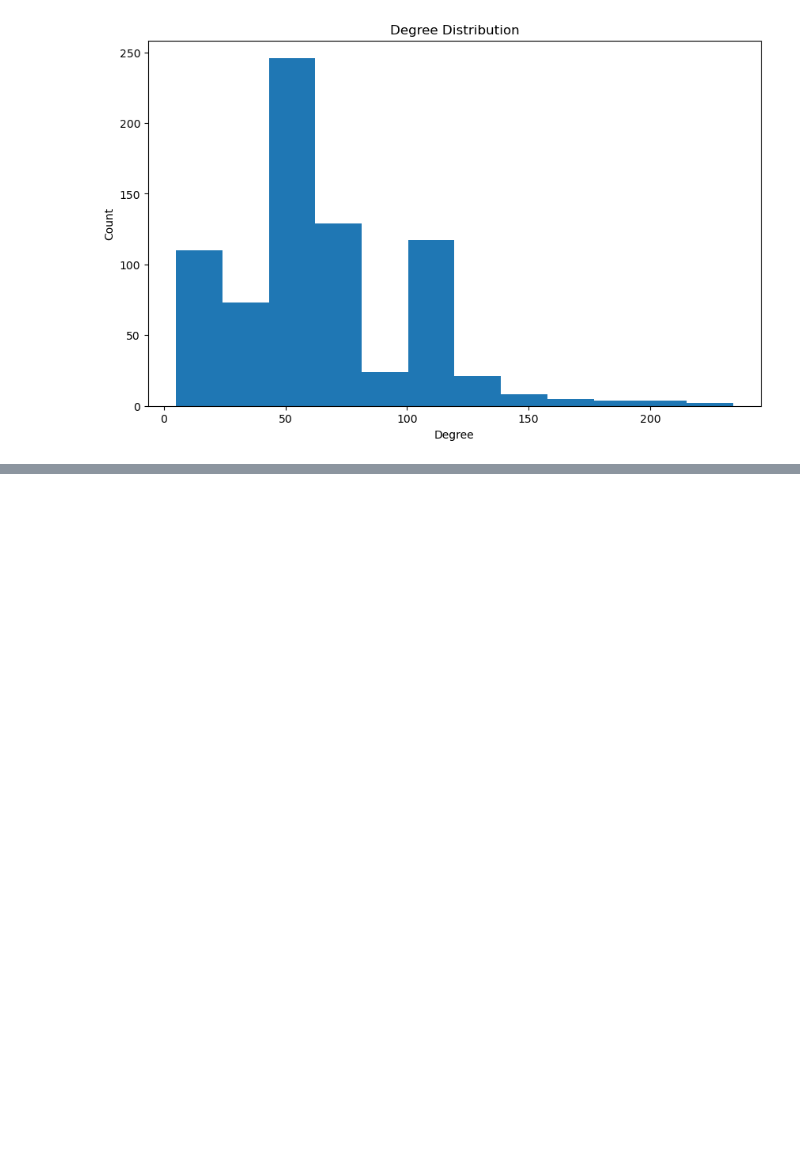
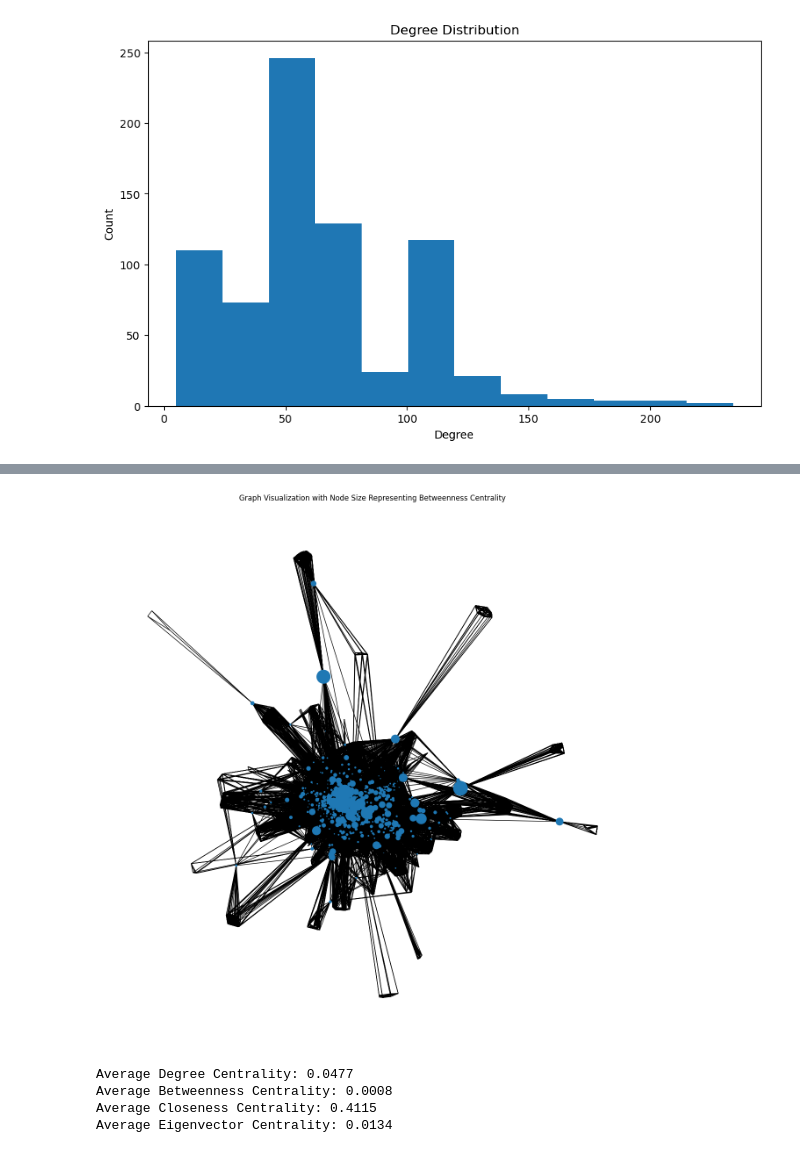
Before and after one commit to meteor123456/Spotify-Artist-Cooccurence, a Jupyter notebook: analysis.ipynb, the cells around one changed output, grey strips where cells are left out. Drawn from its saved outputs; the diff is of its cells as text; code cells hidden in the pictures; blank space fills up the shorter version.

```diff
--- a/analysis.ipynb
+++ b/analysis.ipynb
@@ -41,0 +73,32 @@ plt.show()
+# %%
+# Low betweeness, probably because of large data size and high closness/transience
+fig, ax = plt.subplots(1, 1, figsize=(16,16))
+node_size = [v * 10000 for v in betweenness_centrality.values()]
+nx.draw_networkx(g, ax=ax, node_size=node_size, with_labels=False)
+plt.axis("off")
+plt.title("Graph Visualization with Node Size Representing Betweenness Centrality")
+plt.show()
+# %% [output]
+[figure, added]
+# %%
+g = nx.read_graphml("/content/artists_graph_connected_100.graphml")
+
+degree_centrality = nx.degree_centrality(g)
+betweenness_centrality = nx.betweenness_centrality(g)
+closeness_centrality = nx.closeness_centrality(g)
+eigenvector_centrality = nx.eigenvector_centrality(g)
+
+average_degree_centrality = np.mean(list(degree_centrality.values()))
+average_betweenness_centrality = np.mean(list(betweenness_centrality.values()))
+average_closeness_centrality = np.mean(list(closeness_centrality.values()))
+average_eigenvector_centrality = np.mean(list(eigenvector_centrality.values()))
+
+print(f"Average Degree Centrality: {average_degree_centrality:.4f}")
+print(f"Average Betweenness Centrality: {average_betweenness_centrality:.4f}")
+print(f"Average Closeness Centrality: {average_closeness_centrality:.4f}")
+print(f"Average Eigenvector Centrality: {average_eigenvector_centrality:.4f}")
+# %% [output]
+Average Degree Centrality: 0.0477
+Average Betweenness Centrality: 0.0008
+Average Closeness Centrality: 0.4115
+Average Eigenvector Centrality: 0.0134
```
Also changed, not shown: parts of 4 cells of this notebook.
